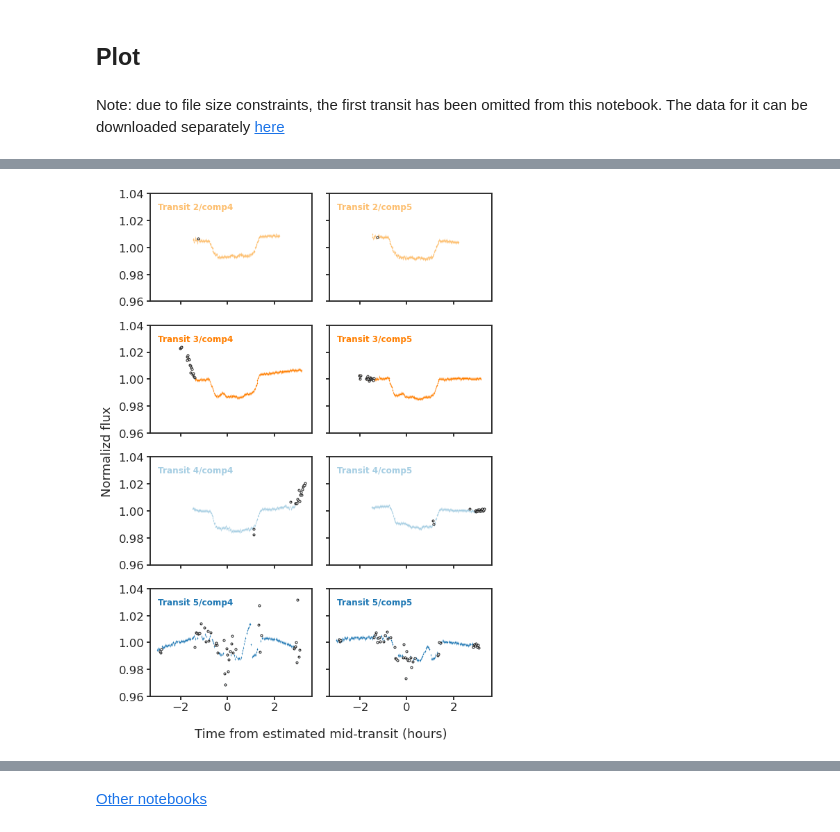
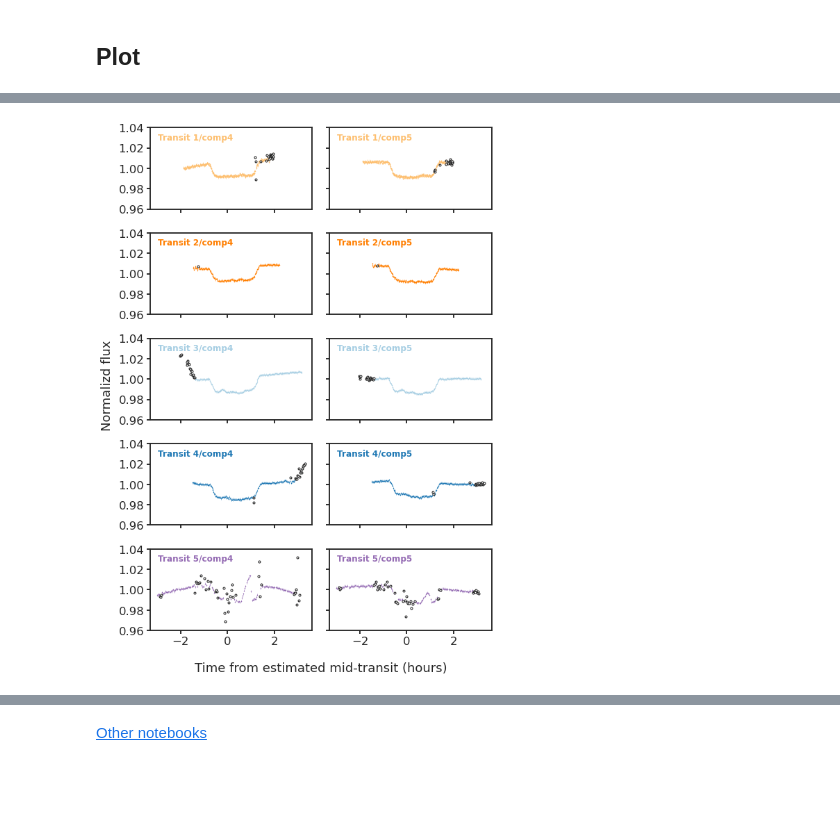
Before and after one commit to icweaver/HAT-P-23b, a Jupyter notebook: notebooks/fig_03.ipynb, the cells around one changed output, grey strips where cells are left out. Saved outputs shown, nothing was run; the diff lists cells and outputs as text; code cells hidden in the pictures; blank space fills up the shorter version.

```diff
--- a/notebooks/fig_03.ipynb
+++ b/notebooks/fig_03.ipynb
@@ -71,20 +75,18 @@ plt.rcParams.update(params)
 This should be placed in a folder named `data` in the same level as this notebook
 # %% [markdown]
 ## Plot
-# %% [markdown]
-Note: due to file size constraints, the first transit has been omitted from this notebook. The data for it can be downloaded separately [here](https://drive.google.com/drive/folders/1CZvW3CWhJx8LIvyyTOQsPzeBMtjlXX_Y?usp=sharing)
 # %%
 # Load
-data_dir = "data/03"
+data_dir = "data/02"
 LCs_pickle = "LCs_hp23_bins.pbz2"
 data_dict = {
-    #     "Transit 1": {
-    #         "data": utils.decompress_pickle(
-    #             f"{data_dir}/ut160621_a15_20_noflat/{LCs_pickle}"
-    #         ),
-    #         "bad_idxs": "[239, 240, 241, 256, 276, 278, 283, 284, 288:299]",
-    #         "t0": 2457561.84167,
-    #     },
+    "Transit 1": {
+        "data": utils.decompress_pickle(
+            f"{data_dir}/ut160621_a15_20_noflat/{LCs_pickle}"
+        ),
+        "bad_idxs": "[239, 240, 241, 256, 276, 278, 283, 284, 288:299]",
+        "t0": 2457561.84167,
+    },
     "Transit 2": {
         "data": utils.decompress_pickle(
             f"{data_dir}/ut170609_a15_25_noflat/{LCs_pickle}"
@@ -122,11 +124,7 @@ comps = ["comp4", "comp5"]
 ncomps = len(comps)
 
 fig, axes = plt.subplots(
-    len(data_dict),
-    ncomps,
-    sharex=True,
-    sharey=True,
-    figsize=FIG_LARGE,
+    len(data_dict), ncomps, sharex=True, sharey=True, figsize=FIG_LARGE
 )
 
 if axes.ndim == 1:
@@ -141,34 +139,34 @@ for i, (transit_name, transit_info) in enumerate(data_dict.items()):
             ax,
             data,
             t0=t0,
             ferr=0.001,
             comps_to_use=[comp],
             bad_idxs_user=transit_info["bad_idxs"],
             div_kwargs={"fmt": ".", "lw": 0.5, "mew": 0.0, "ms": 3, "c": colors[i]},
             bad_div_kwargs={"fmt": ".", "lw": 0.5, "mec": "k", "ms": 6, "c": "w"},
         )
 
         ax.annotate(
             rf"{transit_name}/{comp}",
             xy=(0.05, 0.85),
             xycoords="axes fraction",
             fontsize=12,
             color=colors[i],
             weight="bold",
         )
 
         ax.set_ylim(0.96, 1.04)
         ax.yaxis.set_ticks([0.96, 0.98, 1.00, 1.02, 1.04])
 
 
 fig.text(0.54, -0.02, "Time from estimated mid-transit (hours)", ha="center")
 fig.text(-0.01, 0.5, "Normalizd flux", va="center", rotation="vertical")
 fig.tight_layout()
 fig.set_size_inches(FIG_LARGE)
 
 utils.savefig("../paper/figures/extracted_wlcs/all_transits_extr_wlcs.pdf")
 # %% [output]
-[figure, old version]
+[figure, new version]
 [interactive output not drawn]
 # %% [markdown]
 [Other notebooks](https://icweaver.github.io/HAT-P-23b/)
```
Also changed, not shown: parts of 2 cells of this notebook, 1 other file.
